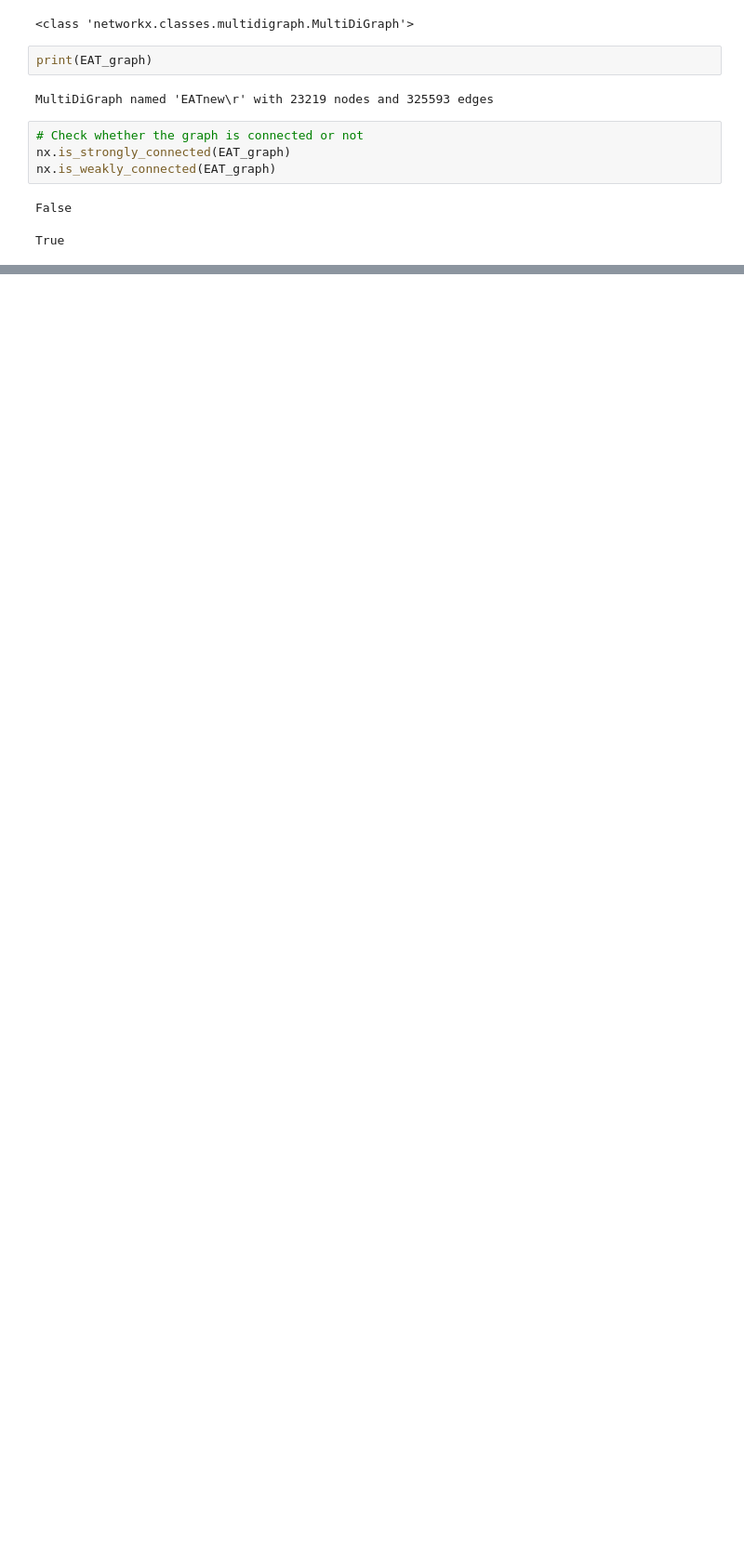
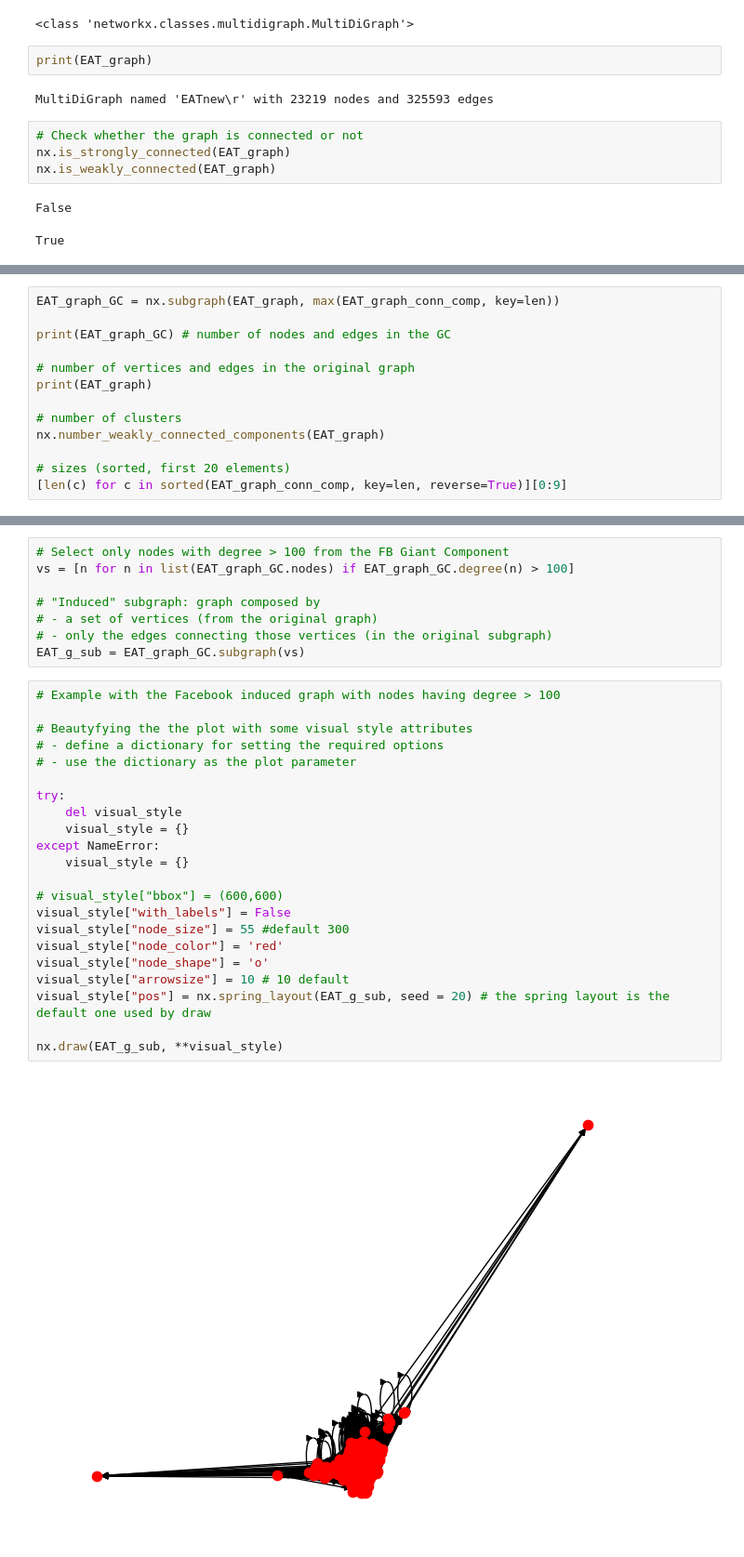
Before and after one commit to AntonioDonnangelo/SNA, a Jupyter notebook: SNA.ipynb, the cells around one changed output, grey strips where cells are left out. Shown: that part at 93% size. Cells and saved outputs as stored; diff of their text form; blank space fills up the shorter version.

Commit message:
Visualizzazione EAT graph

```diff
--- a/SNA.ipynb
+++ b/SNA.ipynb
@@ -53,0 +59,13 @@ True
+# %%
+EAT_graph_GC = nx.subgraph(EAT_graph, max(EAT_graph_conn_comp, key=len))
+
+print(EAT_graph_GC) # number of nodes and edges in the GC
+
+# number of vertices and edges in the original graph
+print(EAT_graph)
+
+# number of clusters
+nx.number_weakly_connected_components(EAT_graph)
+
+# sizes (sorted, first 20 elements)
+[len(c) for c in sorted(EAT_graph_conn_comp, key=len, reverse=True)][0:9]
@@ -53,0 +77,32 @@ True
+# %%
+# Select only nodes with degree > 100 from the FB Giant Component
+vs = [n for n in list(EAT_graph_GC.nodes) if EAT_graph_GC.degree(n) > 100]
+
+# "Induced" subgraph: graph composed by
+# - a set of vertices (from the original graph)
+# - only the edges connecting those vertices (in the original subgraph)
+EAT_g_sub = EAT_graph_GC.subgraph(vs)
+# %%
+# Example with the Facebook induced graph with nodes having degree > 100
+
+# Beautyfying the the plot with some visual style attributes
+# - define a dictionary for setting the required options
+# - use the dictionary as the plot parameter
+
+try:
+    del visual_style
+    visual_style = {}
+except NameError:
+    visual_style = {}
+
+# visual_style["bbox"] = (600,600)
+visual_style["with_labels"] = False
+visual_style["node_size"] = 55 #default 300
+visual_style["node_color"] = 'red'
+visual_style["node_shape"] = 'o'
+visual_style["arrowsize"] = 10 # 10 default
+visual_style["pos"] = nx.spring_layout(EAT_g_sub, seed = 20) # the spring layout is the default one used by draw
+
+nx.draw(EAT_g_sub, **visual_style)
+# %% [output]
+[figure, added]
```
Also changed, not shown: parts of 2 cells of this notebook.
